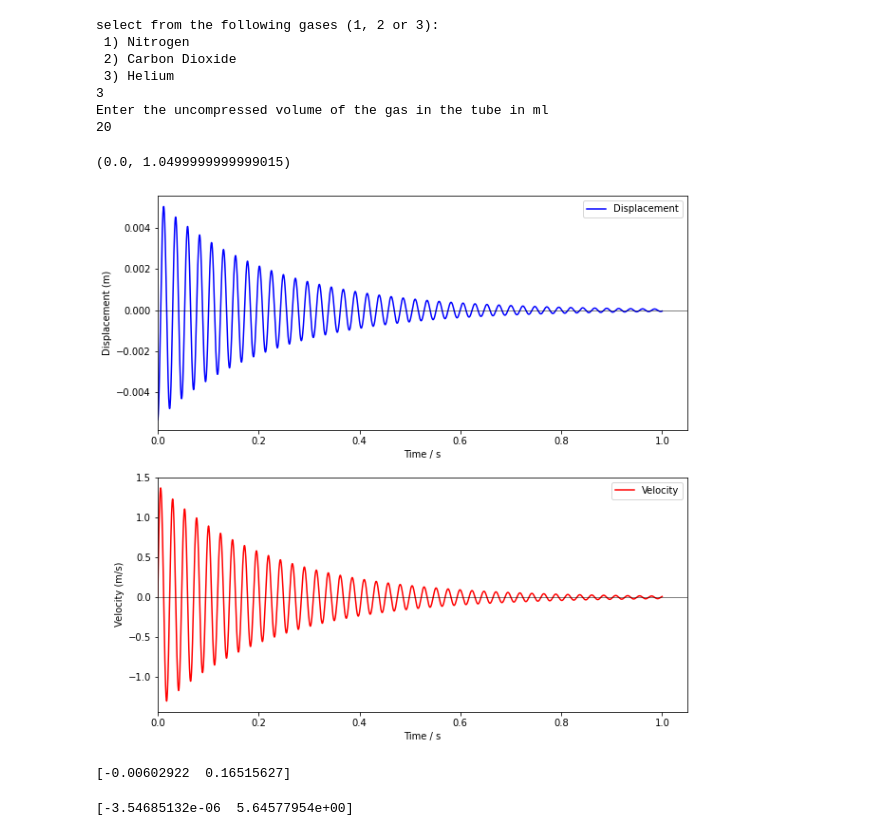
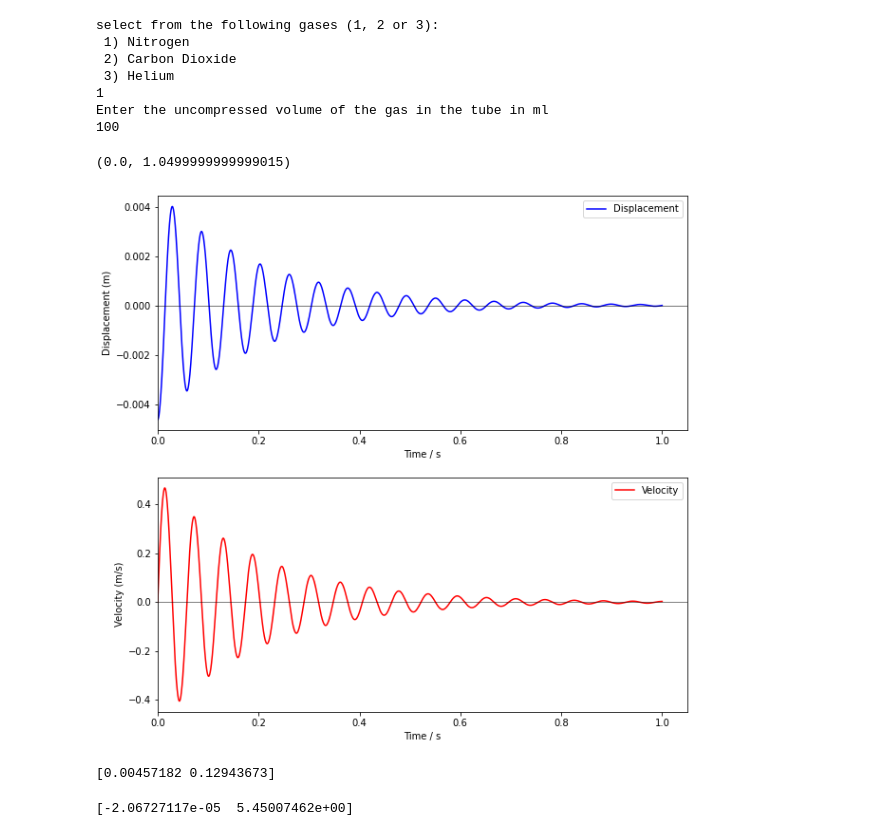
Before and after one commit to SamuelFranklin2001/Uni-Labwork, a Jupyter notebook: University Labs/Experimental Physics Simulation of gasses 1.ipynb, the cells around one changed output. Saved outputs shown, nothing was run; the diff lists cells and outputs as text; code cells hidden in the pictures.

```diff
--- a/University Labs/Experimental Physics Simulation of gasses 1.ipynb
+++ b/University Labs/Experimental Physics Simulation of gasses 1.ipynb
@@ -3,6 +3,7 @@
 import numpy as np
 from scipy.optimize import curve_fit as cf
 import matplotlib.pyplot as plt
+from scipy.fft import fft, fftfreq
 
 
 gas = ""
@@ -23,7 +24,7 @@ V_i=(10**-6)*float(input("Enter the uncompressed volume of the gas in the tube i
 
 #damping constant based upon the anaylisis of the data in a future model this will be altered to be accurate
 #for a specific gas
-c=0.9 #This is just a placeholder value so the program works for now.
+c=1 #This is just a placeholder value so the program works for now.
 
 v=0 #velocity
 m=0.1 #mass of piston and magnet
@@ -52,10 +53,11 @@ while t<1:
     time.append(t)
     displacement.append(y)
     velocity.append(v)
-    F_up=k*y #Force due to the "Spring"
+    #F_up= A*(P_i*(V_i**SHR)*(A**(-SHR))*(y**(-SHR))-P_i) #Force exerted due to the pressure of the gas
+    F_up = k*y
     F_down=m*g #Force due to weight
-    F_friction=c*v #Force due to friction/ air resistance
-    F_tot=( -F_up+F_down-F_friction) #Total force is sum of forces (all act in same line)
+    F_friction= c*v #Force due to friction/ air resistance
+    F_tot=(-F_up+F_down-F_friction) #Total force is sum of forces (all act in same line)
 
     a=F_tot/m #Newtons second law gives us the acceleration from these forces
     v= v + a*dt #velocity can be calculated using the acceleration
@@ -67,7 +69,7 @@ while t<1:
 #Hmm the Displacement seems to be off by a bit and i have no clue why. So untill a theorotician can
 #Look at my code and help me fix it im just going to correct for it afterwards...
 #This is probably not the best way to do it since the position vector can effect the force but it doesnt seem to effect it that much
-# so it works for not
+# so it works for now maybe?
 t=0
 tot=0
 for i in range(len(time)):
@@ -77,36 +79,36 @@ mean = tot/len(time)
 
 for i in range(len(time)):
     displacement[i]=(displacement[i]-mean)
 
 
 #Create some sexy plots for Displacement and Velocity to help visualise what is going on in the simulation so far
 fig, (ax1, ax2) =plt.subplots(2, figsize=(10,10))
 
 #Plot 1 for the displacement
 ax1.plot(time,displacement, "b", label = "Displacement")
 ax1.axhline(0, color = "black", linewidth = 0.5)
 ax1.set_ylabel("Displacement (m)")
 ax1.legend(loc = "upper right")
 ax1.set_xlabel("Time / s")
 ax1.set_xlim(xmin=0)
 
 #Plot 2 for the velocity
 ax2.plot(time,velocity, "r", label = "Velocity")
 ax2.axhline(0, color = "black", linewidth = 0.5)
 ax2.set_ylabel("Velocity (m/s)")
 ax2.legend(loc = "upper right")
 ax2.set_xlabel("Time / s")
 ax2.set_xlim(xmin=0)
 # %% [output]
 select from the following gases (1, 2 or 3):
  1) Nitrogen
  2) Carbon Dioxide
  3) Helium
-3
+1
 Enter the uncompressed volume of the gas in the tube in ml
-20
+100
 (0.0, 1.0499999999999015)
-[figure, old version]
+[figure, new version]
 # %%
 def velocityFunction (t,F,w):
     return c*F*w*np.sin(w*t)*np.exp(-c*t)
@@ -114,7 +116,7 @@ def velocityFunction (t,F,w):
 popt, pcov = cf(velocityFunction, time,velocity)
 print(popt)
 # %% [output]
-[-0.00602922  0.16515627]
+[0.00457182 0.12943673]
 # %%
 def positionFunction(t,F,w):
     return F*np.cos(w*t)*np.exp(-c*t)
@@ -122,4 +124,4 @@ def positionFunction(t,F,w):
 popt, pcov = cf(positionFunction, time,displacement)
 print(popt)
 # %% [output]
-[-3.54685132e-06  5.64577954e+00]
+[-2.06727117e-05  5.45007462e+00]
```
Also changed, not shown: parts of 2 cells of this notebook, 1 other file.
